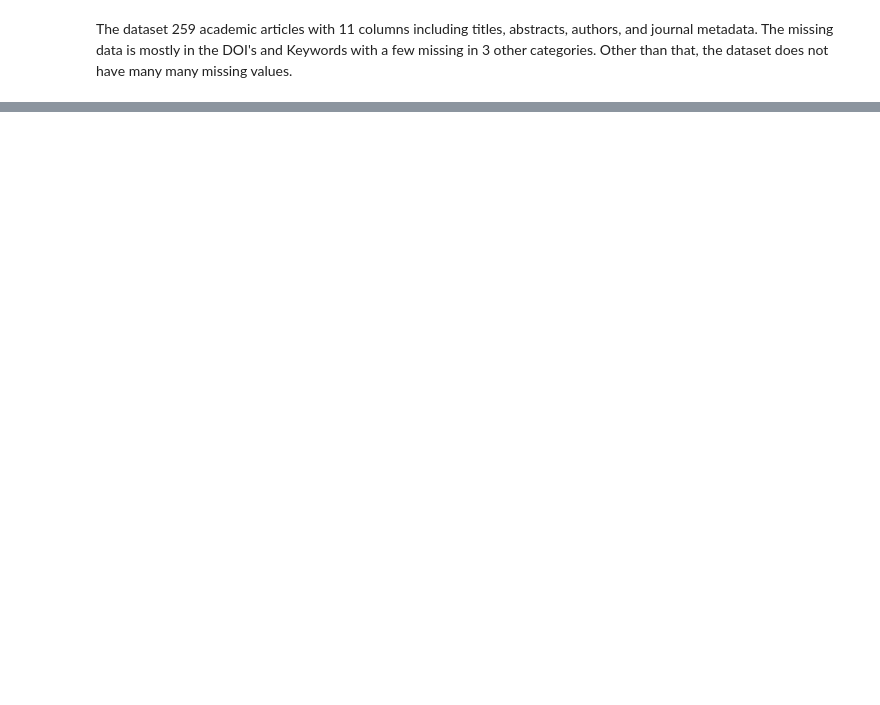
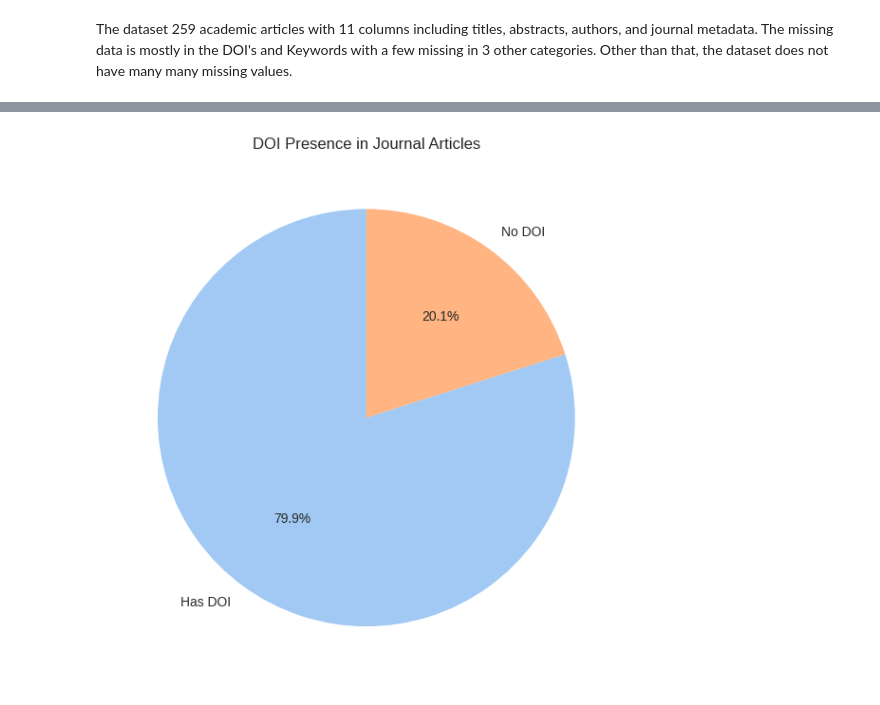
Before and after one commit to chisomobanja/metadata-classification, a Jupyter notebook: metadata_classification.ipynb, the cells around one changed output, grey strips where cells are left out. Drawn from its saved outputs; the diff is of its cells as text; code cells hidden in the pictures; blank space fills up the shorter version.

```diff
--- a/metadata_classification.ipynb
+++ b/metadata_classification.ipynb
@@ -130,0 +281,19 @@ var_dataset.inf0()
+# %%
+
+
+# Check for valid DOIs (non-null and non-empty)
+has_doi = var_dataset['DOI'].notna() & (var_dataset['DOI'].astype(str).str.strip() != '')
+doi_counts = has_doi.value_counts()
+
+# Prepare labels and colors
+labels = ['Has DOI', 'No DOI']
+colors = sns.color_palette('pastel')[0:2]
+
+# Plot pie chart
+plt.figure(figsize=(6,6))
+plt.pie(doi_counts, labels=labels, colors=colors, autopct='%1.1f%%', startangle=90)
+plt.title('DOI Presence in Journal Articles')
+plt.tight_layout()
+plt.show()
+# %% [output]
+[figure, added]
```
Also changed, not shown: parts of 31 cells of this notebook.
